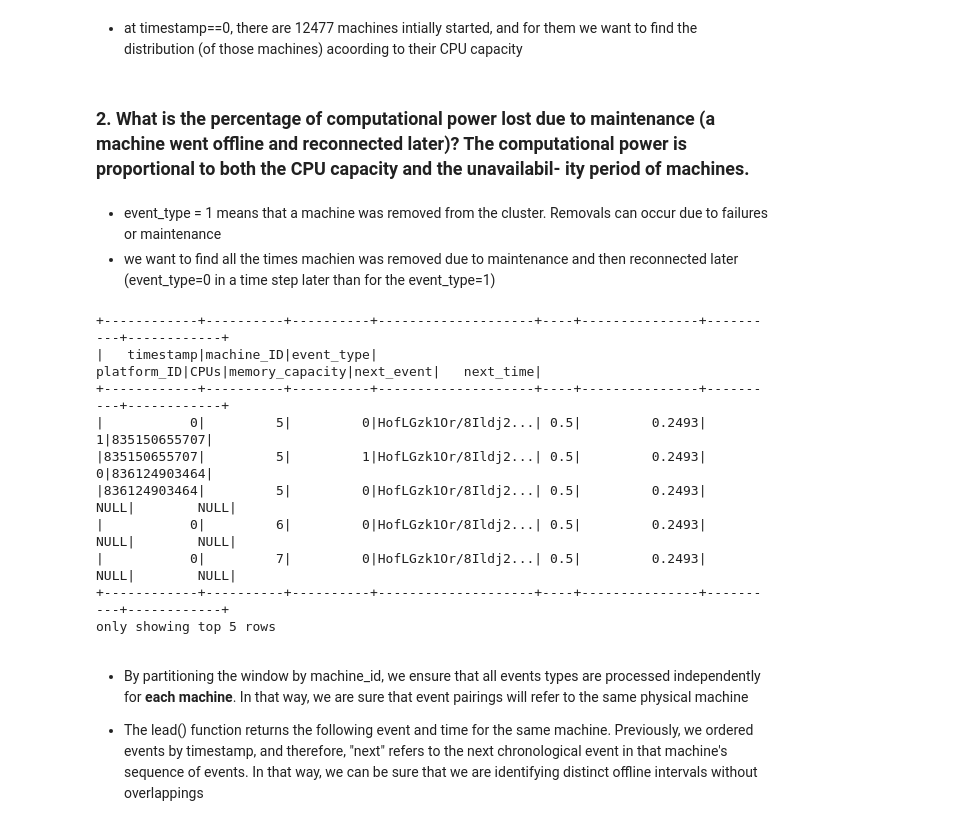
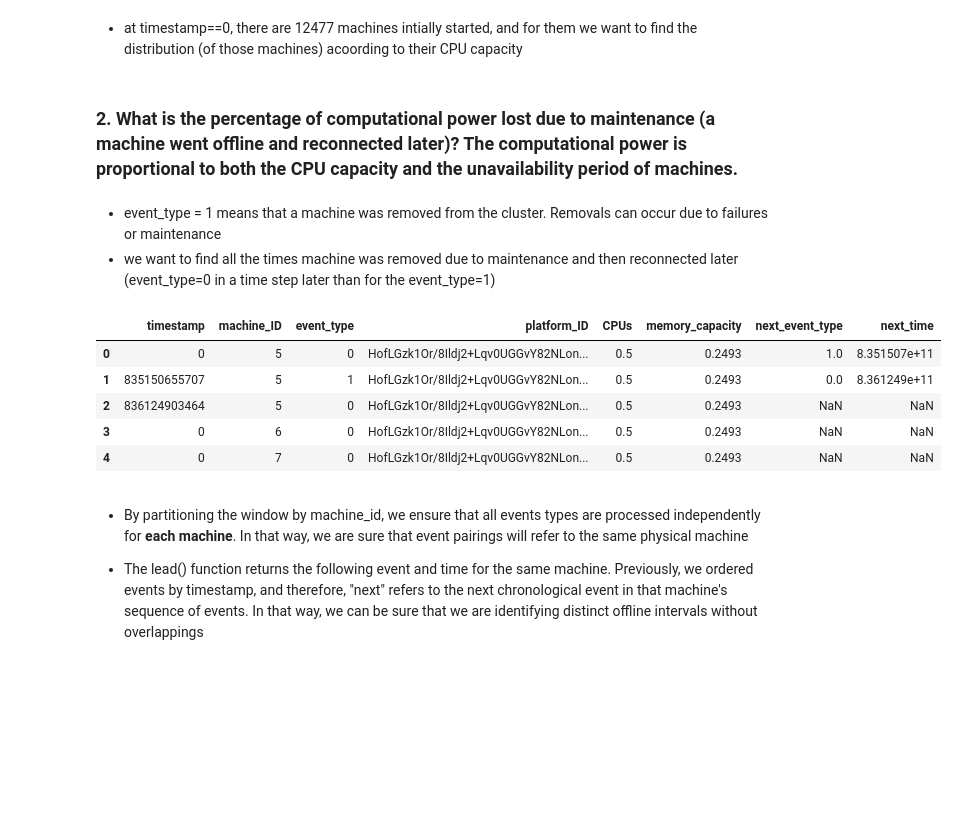
Before and after one commit to len-rtz/LDMS-google-traces-spark, a Jupyter notebook: google_cluster_analysis.ipynb, the cells around one changed output. Cells and saved outputs as stored; diff of their text form; code cells hidden in the pictures; blank space fills up the shorter version.

```diff
--- a/google_cluster_analysis.ipynb
+++ b/google_cluster_analysis.ipynb
@@ -111,31 +101,27 @@ df_ex1.withColumn("percentage", F.round((F.col("count") / total_count_t0) * 100)
 # %% [markdown]
 - at timestamp==0, there are 12477 machines intially started, and for them we want to  find the distribution (of those machines) acoording to their CPU capacity
 # %% [markdown]
-### 2. What is the percentage of computational power lost due to maintenance (a machine went offline and reconnected later)? The computational power is proportional to both the CPU capacity and the unavailabil- ity period of machines.
+### 2. What is the percentage of computational power lost due to maintenance (a machine went offline and reconnected later)? The computational power is proportional to both the CPU capacity and the unavailability period of machines.
 # %% [markdown]
 - event_type = 1 means that a machine was removed from the cluster. Removals can occur due to
 failures or maintenance
-- we want to find all the times machien was removed due to maintenance and then reconnected later (event_type=0 in a time step later than for the event_type=1)
+- we want to find all the times machine was removed due to maintenance and then reconnected later (event_type=0 in a time step later than for the event_type=1)
 # %%
 from pyspark.sql import Window
 # %%
 window = Window.partitionBy("machine_ID").orderBy("timestamp")
 
-df_next = df_machines.withColumn("next_event", F.lead("event_type").over(window))
+df_next = df_machines.withColumn("next_event_type", F.lead("event_type").over(window))
 df_next = df_next.withColumn("next_time", F.lead("timestamp").over(window))
 
-df_next.show(5)
+df_next.limit(5).toPandas()
 # %% [output]
-+------------+----------+----------+--------------------+----+---------------+----------+------------+
-|   timestamp|machine_ID|event_type|         platform_ID|CPUs|memory_capacity|next_event|   next_time|
-+------------+----------+----------+--------------------+----+---------------+----------+------------+
-|           0|         5|         0|HofLGzk1Or/8Ildj2...| 0.5|         0.2493|         1|835150655707|
-|835150655707|         5|         1|HofLGzk1Or/8Ildj2...| 0.5|         0.2493|         0|836124903464|
-|836124903464|         5|         0|HofLGzk1Or/8Ildj2...| 0.5|         0.2493|      NULL|        NULL|
-|           0|         6|         0|HofLGzk1Or/8Ildj2...| 0.5|         0.2493|      NULL|        NULL|
-|           0|         7|         0|HofLGzk1Or/8Ildj2...| 0.5|         0.2493|      NULL|        NULL|
-+------------+----------+----------+--------------------+----+---------------+----------+------------+
-only showing top 5 rows
+|  | timestamp | machine_ID | event_type | platform_ID | CPUs | memory_capacity | next_event_type | next_time |
+| 0 | 0 | 5 | 0 | HofLGzk1Or/8Ildj2+Lqv0UGGvY82NLon... | 0.5 | 0.2493 | 1.0 | 8.351507e+11 |
+| 1 | 835150655707 | 5 | 1 | HofLGzk1Or/8Ildj2+Lqv0UGGvY82NLon... | 0.5 | 0.2493 | 0.0 | 8.361249e+11 |
+| 2 | 836124903464 | 5 | 0 | HofLGzk1Or/8Ildj2+Lqv0UGGvY82NLon... | 0.5 | 0.2493 | NaN | NaN |
+| 3 | 0 | 6 | 0 | HofLGzk1Or/8Ildj2+Lqv0UGGvY82NLon... | 0.5 | 0.2493 | NaN | NaN |
+| 4 | 0 | 7 | 0 | HofLGzk1Or/8Ildj2+Lqv0UGGvY82NLon... | 0.5 | 0.2493 | NaN | NaN |
 # %% [markdown]
 - By partitioning the window by machine_id, we ensure that all events types are processed independently for **each machine**. In that way, we are sure that event pairings will refer to the same physical machine
 
```
Also changed, not shown: parts of 41 cells of this notebook.
